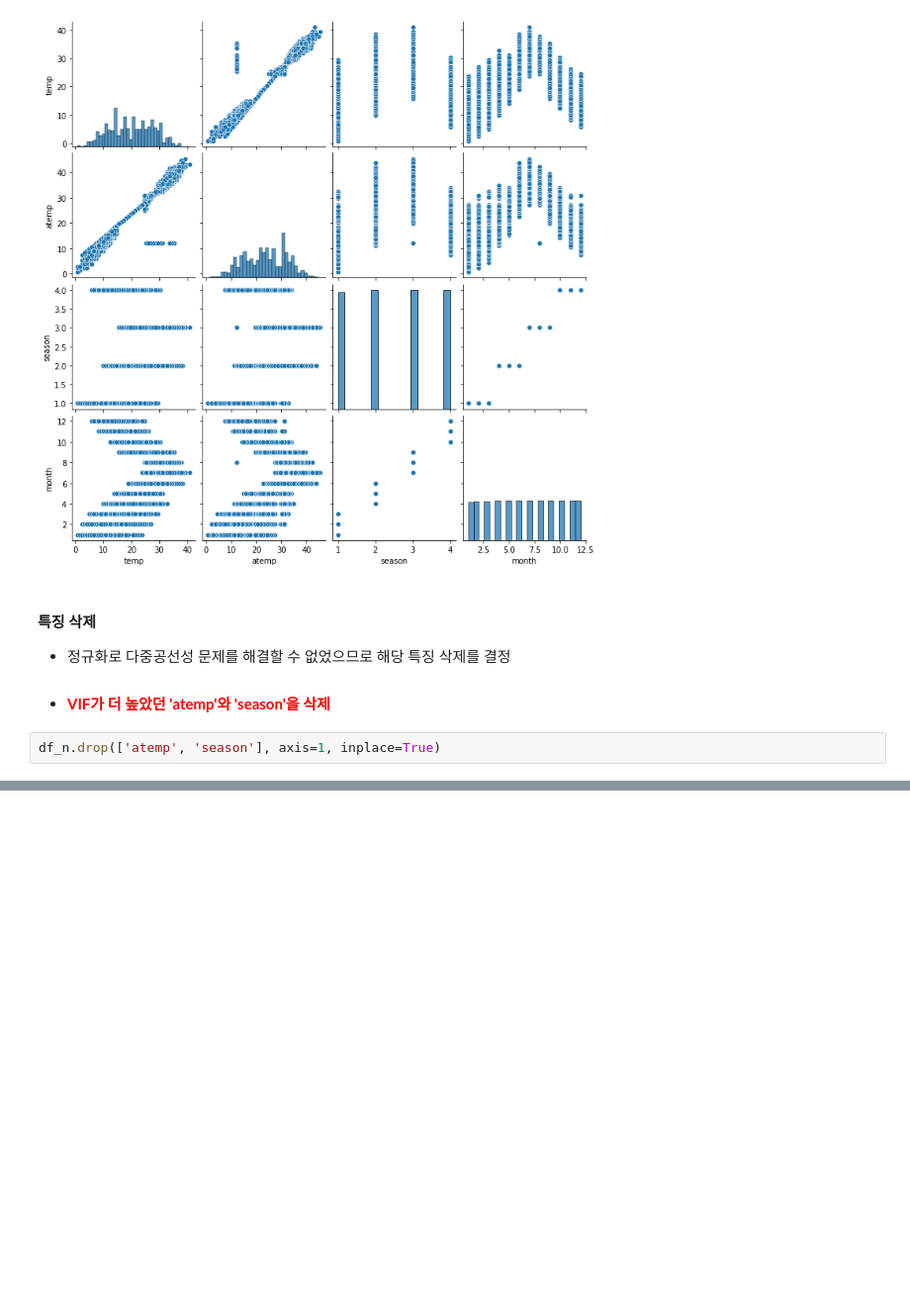
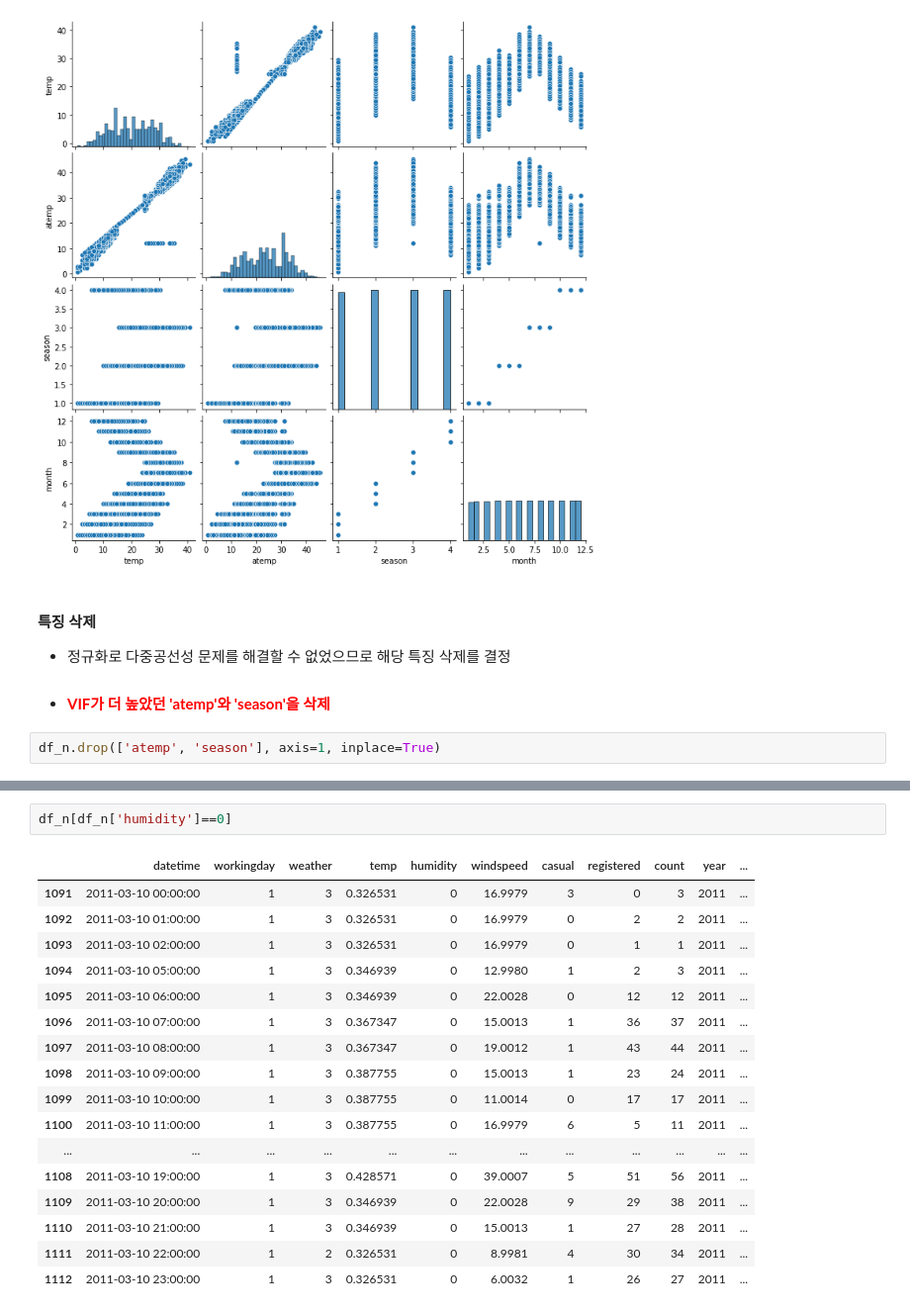
Before and after one commit to MyungHyun-Ahn/Bike_Sharing_Demand, a Jupyter notebook: Bike_Sharing_Demand_MHAhn_v0.14.ipynb, the cells around one changed output, grey strips where cells are left out. Shown: that part at 99% size. Cells and saved outputs as stored; diff of their text form; blank space fills up the shorter version.

```diff
--- a/Bike_Sharing_Demand_MHAhn_v0.14.ipynb
+++ b/Bike_Sharing_Demand_MHAhn_v0.14.ipynb
@@ -262,0 +284,20 @@ df_n.drop(['atemp', 'season'], axis=1, inplace=True)
+# %%
+df_n[df_n['humidity']==0]
+# %% [output]
+|  | datetime | workingday | weather | temp | humidity | windspeed | casual | registered | count | year | ... |
+| 1091 | 2011-03-10 00:00:00 | 1 | 3 | 0.326531 | 0 | 16.9979 | 3 | 0 | 3 | 2011 | ... |
+| 1092 | 2011-03-10 01:00:00 | 1 | 3 | 0.326531 | 0 | 16.9979 | 0 | 2 | 2 | 2011 | ... |
+| 1093 | 2011-03-10 02:00:00 | 1 | 3 | 0.326531 | 0 | 16.9979 | 0 | 1 | 1 | 2011 | ... |
+| 1094 | 2011-03-10 05:00:00 | 1 | 3 | 0.346939 | 0 | 12.9980 | 1 | 2 | 3 | 2011 | ... |
+| 1095 | 2011-03-10 06:00:00 | 1 | 3 | 0.346939 | 0 | 22.0028 | 0 | 12 | 12 | 2011 | ... |
+| 1096 | 2011-03-10 07:00:00 | 1 | 3 | 0.367347 | 0 | 15.0013 | 1 | 36 | 37 | 2011 | ... |
+| 1097 | 2011-03-10 08:00:00 | 1 | 3 | 0.367347 | 0 | 19.0012 | 1 | 43 | 44 | 2011 | ... |
+| 1098 | 2011-03-10 09:00:00 | 1 | 3 | 0.387755 | 0 | 15.0013 | 1 | 23 | 24 | 2011 | ... |
+| 1099 | 2011-03-10 10:00:00 | 1 | 3 | 0.387755 | 0 | 11.0014 | 0 | 17 | 17 | 2011 | ... |
+| 1100 | 2011-03-10 11:00:00 | 1 | 3 | 0.387755 | 0 | 16.9979 | 6 | 5 | 11 | 2011 | ... |
+| ... | ... | ... | ... | ... | ... | ... | ... | ... | ... | ... | ... |
+| 1108 | 2011-03-10 19:00:00 | 1 | 3 | 0.428571 | 0 | 39.0007 | 5 | 51 | 56 | 2011 | ... |
+| 1109 | 2011-03-10 20:00:00 | 1 | 3 | 0.346939 | 0 | 22.0028 | 9 | 29 | 38 | 2011 | ... |
+| 1110 | 2011-03-10 21:00:00 | 1 | 3 | 0.346939 | 0 | 15.0013 | 1 | 27 | 28 | 2011 | ... |
+| 1111 | 2011-03-10 22:00:00 | 1 | 2 | 0.326531 | 0 | 8.9981 | 4 | 30 | 34 | 2011 | ... |
+| 1112 | 2011-03-10 23:00:00 | 1 | 3 | 0.326531 | 0 | 6.0032 | 1 | 26 | 27 | 2011 | ... |
```
Also changed, not shown: parts of 24 cells of this notebook, 1 other file.
